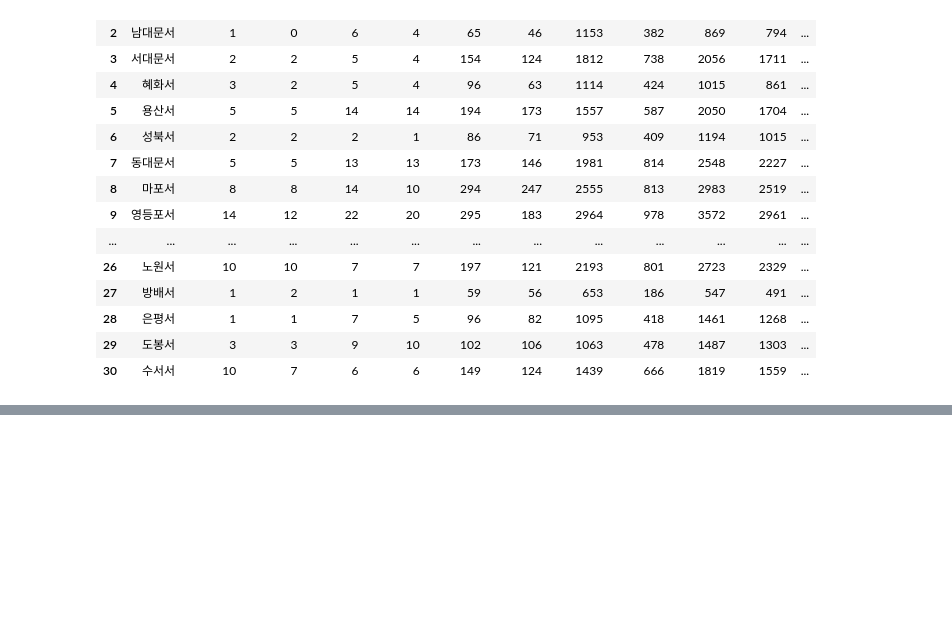
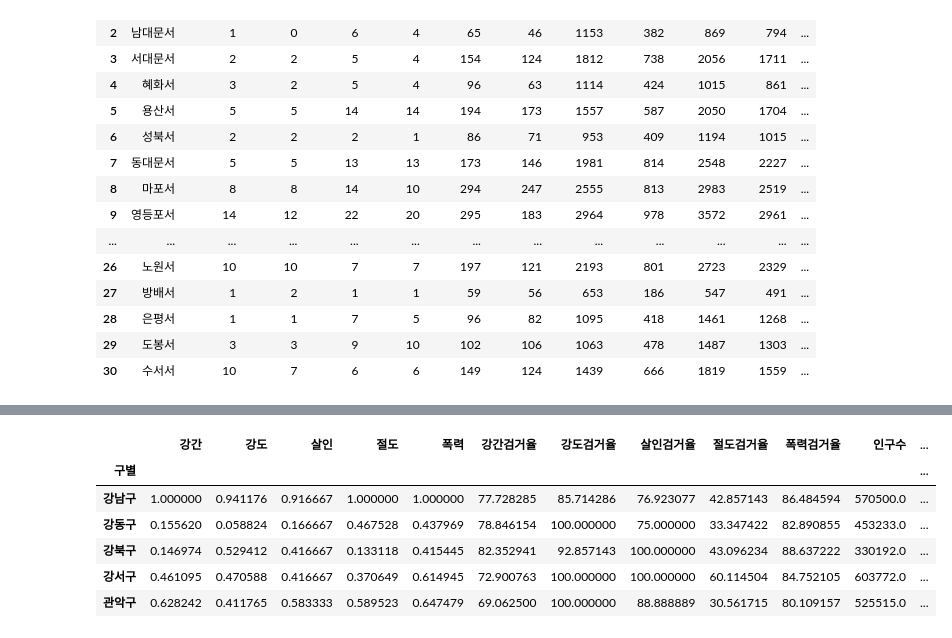
Before and after one commit to Dolarge/bit-python, a Jupyter notebook: #2 판다스를 활용한 데이터 분석/#3 범죄데이터 다루기.ipynb, the cells around one changed output, grey strips where cells are left out. Cells and saved outputs as stored; diff of their text form; code cells hidden in the pictures; blank space fills up the shorter version.

```diff
--- a/#2 판다스를 활용한 데이터 분석/#3 범죄데이터 다루기.ipynb
+++ b/#2 판다스를 활용한 데이터 분석/#3 범죄데이터 다루기.ipynb
@@ -278,0 +506,12 @@ crime_anal_police
+# %%
+col = ['강간', '강도', '살인', '절도', '폭력']
+crime_anal_norm['범죄'] = np.sum(crime_anal_norm[col], axis=1) # 정규화된 범죄 발생 건수를 합하여 범죄 컬럼 구하기
+crime_anal_norm.head()
+# %% [output]
+|  | 강간 | 강도 | 살인 | 절도 | 폭력 | 강간검거율 | 강도검거율 | 살인검거율 | 절도검거율 | 폭력검거율 | 인구수 | ... |
+| 구별 |  |  |  |  |  |  |  |  |  |  |  | ... |
+| 강남구 | 1.000000 | 0.941176 | 0.916667 | 1.000000 | 1.000000 | 77.728285 | 85.714286 | 76.923077 | 42.857143 | 86.484594 | 570500.0 | ... |
+| 강동구 | 0.155620 | 0.058824 | 0.166667 | 0.467528 | 0.437969 | 78.846154 | 100.000000 | 75.000000 | 33.347422 | 82.890855 | 453233.0 | ... |
+| 강북구 | 0.146974 | 0.529412 | 0.416667 | 0.133118 | 0.415445 | 82.352941 | 92.857143 | 100.000000 | 43.096234 | 88.637222 | 330192.0 | ... |
+| 강서구 | 0.461095 | 0.470588 | 0.416667 | 0.370649 | 0.614945 | 72.900763 | 100.000000 | 100.000000 | 60.114504 | 84.752105 | 603772.0 | ... |
+| 관악구 | 0.628242 | 0.411765 | 0.583333 | 0.589523 | 0.647479 | 69.062500 | 100.000000 | 88.888889 | 30.561715 | 80.109157 | 525515.0 | ... |
```
Also changed, not shown: parts of 21 cells of this notebook, 2 other files.
